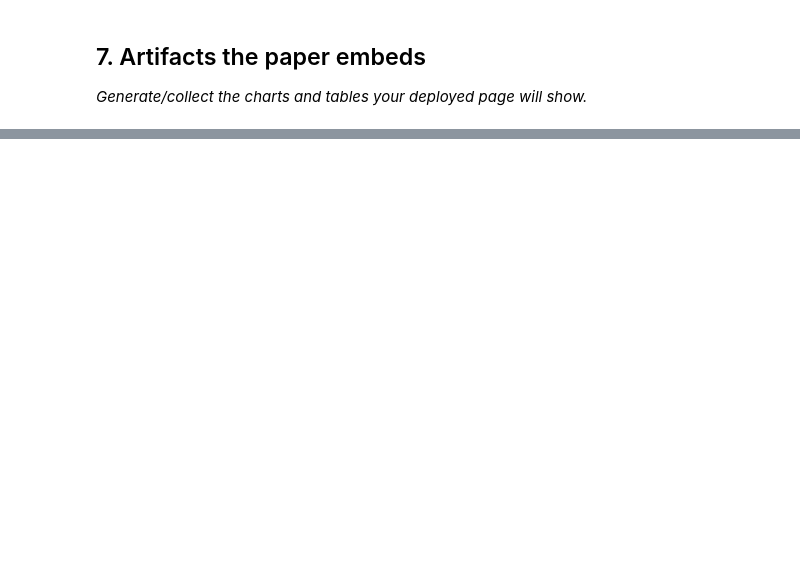
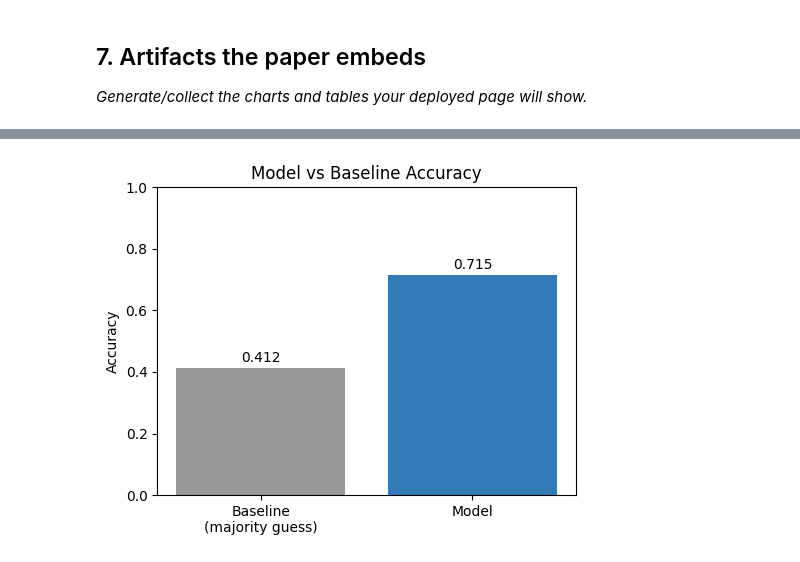
Before and after one commit to LaibaTaseen/flyrank-ml-internship, a Jupyter notebook: work/notebooks/capstone.ipynb, the cells around one changed output, grey strips where cells are left out. Cells and saved outputs as stored; diff of their text form; code cells hidden in the pictures; blank space fills up the shorter version.

```diff
--- a/work/notebooks/capstone.ipynb
+++ b/work/notebooks/capstone.ipynb
@@ -32,0 +247,30 @@ This skeleton is yours to fill. Work the sections **in order** — each one has
+# %%
+from sklearn.model_selection import GroupShuffleSplit
+from sklearn.ensemble import RandomForestClassifier
+from sklearn.metrics import classification_report
+
+feature_cols_90d = [
+    'imp_prev90', 'pos_volatility_180d',
+    'visible_queries', 'rare_share', 'anon_share', 'top_query_share'
+]
+model_data_90d = data_90d.dropna(subset=feature_cols_90d)
+print(f'{len(model_data_90d):,} rows after dropping missing features')
+
+X = model_data_90d[feature_cols_90d]
+y = model_data_90d['status']
+groups = model_data_90d['client_hash_id']
+
+gss = GroupShuffleSplit(n_splits=1, test_size=0.25, random_state=42)
+train_idx, test_idx = next(gss.split(X, y, groups=groups))
+
+X_tr, X_te = X.iloc[train_idx], X.iloc[test_idx]
+y_tr, y_te = y.iloc[train_idx], y.iloc[test_idx]
+
+# confirm no client appears in both sets
+assert set(groups.iloc[train_idx]) & set(groups.iloc[test_idx]) == set()
+
+model = RandomForestClassifier(n_estimators=200, random_state=42, n_jobs=-1).fit(X_tr, y_tr)
+
+test_baseline = y_te.value_counts(normalize=True).max()
+print(f"Baseline accuracy on this test split: {test_baseline:.3f}")
+print(classification_report(y_te, model.predict(X_te), digits=3))
@@ -36,0 +401,16 @@ This skeleton is yours to fill. Work the sections **in order** — each one has
+# %%
+labels = ['Baseline\n(majority guess)', 'Model']
+values = [test_baseline, 0.715]
+
+plt.figure(figsize=(5,4))
+plt.bar(labels, values, color=['#999999', '#337ab7'])
+plt.ylim(0, 1)
+plt.ylabel('Accuracy')
+plt.title('Model vs Baseline Accuracy')
+for i, v in enumerate(values):
+    plt.text(i, v + 0.02, f'{v:.3f}', ha='center')
+plt.tight_layout()
+plt.savefig('model_vs_baseline.png', dpi=150)
+plt.show()
+# %% [output]
+[figure, added]
```
Also changed, not shown: parts of 28 cells of this notebook.
